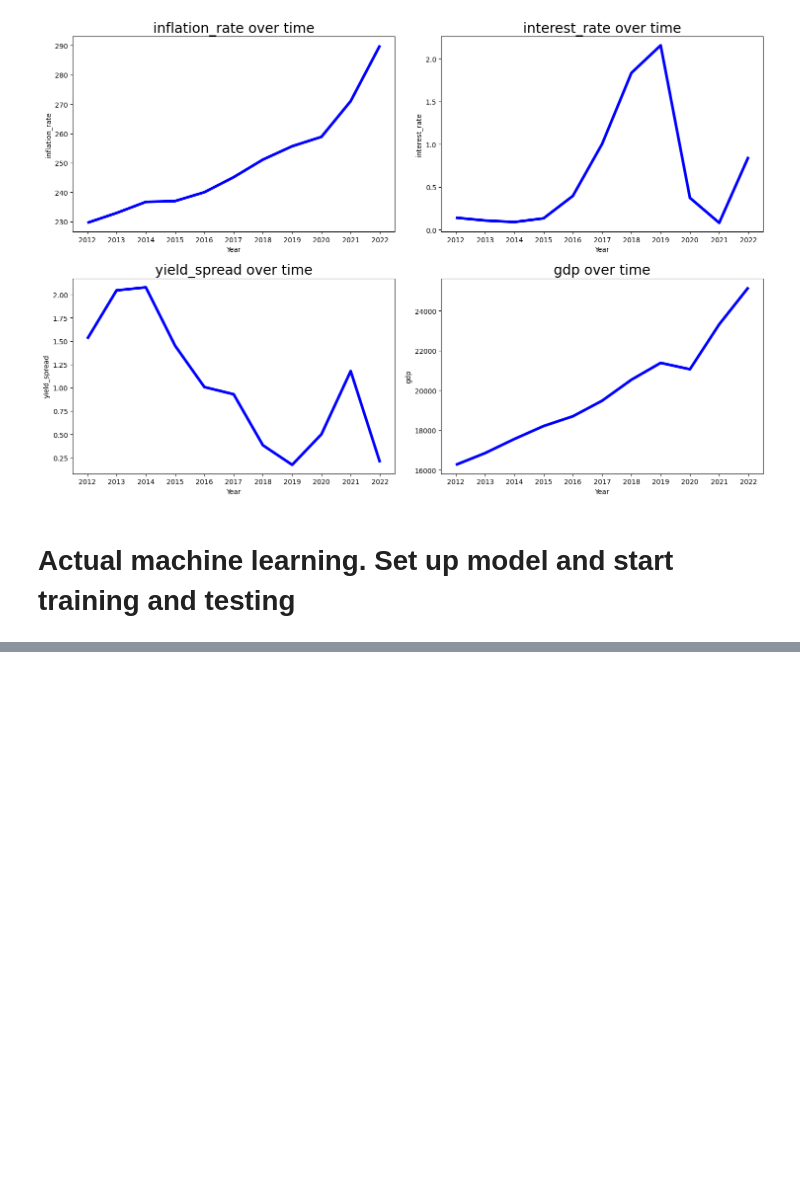
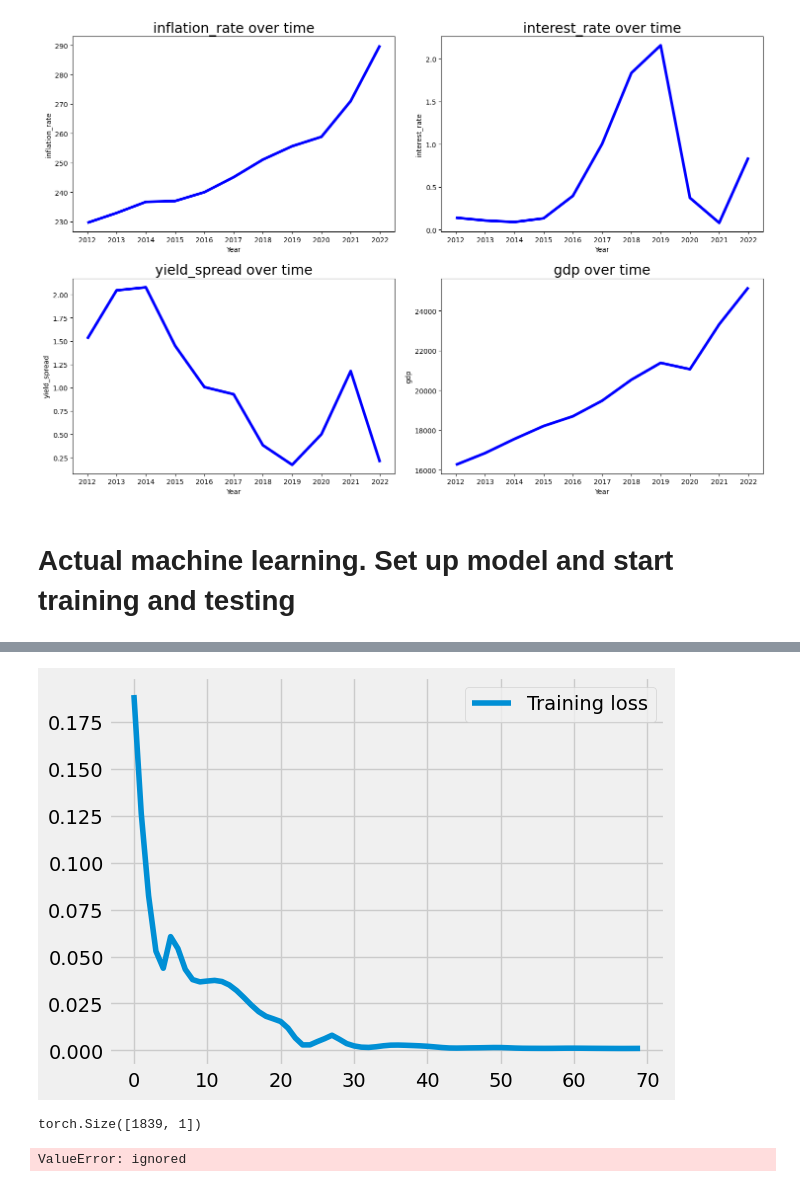
Before and after one commit to Gmartinica/stock-forecasting, a Jupyter notebook: stock_predictor.ipynb, the cells around one changed output, grey strips where cells are left out. Saved outputs shown, nothing was run; the diff lists cells and outputs as text; code cells hidden in the pictures; blank space fills up the shorter version.

Commit message:
Ran LSTM model

```diff
--- a/stock_predictor.ipynb
+++ b/stock_predictor.ipynb
@@ -335,7 +333,7 @@ dataset = dataset.sort_values('date')
 
 # slice the dataframe between specific dates
 start_date = '2012-01-03'
-end_date = '2022-09-01'
+end_date = '2022-08-31'
 dataset = dataset.loc[(dataset['date'] >= start_date) & (dataset['date'] <= end_date)]
 # %%
 dataset.set_index('date', inplace=True)
@@ -366,0 +513,3 @@ plt.show()
+# %%
+tra = torch.from_numpy(tra)
+tra_y = torch.from_numpy(tra_y)
@@ -366,0 +531,35 @@ plt.show()
+# %%
+input_size = 1
+hidden_size = 32
+num_layers = 1
+output_size = 1
+
+model = LSTM(input_size=input_size, hidden_size=hidden_size, num_layers=num_layers, output_size=output_size)
+criterion = torch.nn.MSELoss(reduction='mean')
+optimiser = torch.optim.Adam(model.parameters(), lr=0.01)
+# %%
+import time
+num_epochs = 70
+hist = np.zeros(num_epochs)
+start_time = time.time()
+lstm = []
+tra_y = tra_y.float()
+
+for t in range(num_epochs):
+    y_train_pred = model(tra.float())
+
+    print(y_train_pred.shape)
+
+    loss = criterion(y_train_pred, tra_y)
+    print("Epoch ", t, "MSE: ", loss.item())
+    hist[t] = loss.item()
+    print(loss.dtype)
+    loss = loss.float()
+    print(loss.dtype)
+
+    optimiser.zero_grad()
+    loss.backward()
+    optimiser.step()
+
+training_time = time.time()-start_time
+print("Training time: {}".format(training_time))
@@ -366,0 +584,11 @@ plt.show()
+# %%
+plt.plot(hist, label="Training loss")
+plt.legend()
+plt.show()
+# %% [output]
+[figure, added]
+# %%
+np.shape(y_train_pred)
+ts = torch.from_numpy(ts)
+# %% [output]
+torch.Size([1839, 1])
@@ -366,0 +599,15 @@ plt.show()
+# %%
+from sklearn.metrics import mean_squared_error
+from math import sqrt
+y_train_pred = scaler.inverse_transform(tra.detach().numpy())
+y_train = scaler.inverse_transform(tra_y.detach().numpy())
+y_test_pred = scaler.inverse_transform(y_test_pred.detach().numpy())
+y_test = scaler.inverse_transform(y_test.detach().numpy())
+
+# calculate root mean squared error
+trainScore = sqrt(mean_squared_error(y_train[:,0], y_train_pred[:,0]))
+print('Train Score: %.2f RMSE' % (trainScore))
+testScore = sqrt(mean_squared_error(y_test[:,0], y_test_pred[:,0]))
+print('Test Score: %.2f RMSE' % (testScore))
+# %% [output]
+ValueError: ignored
```
Also changed, not shown: parts of 30 cells of this notebook.
